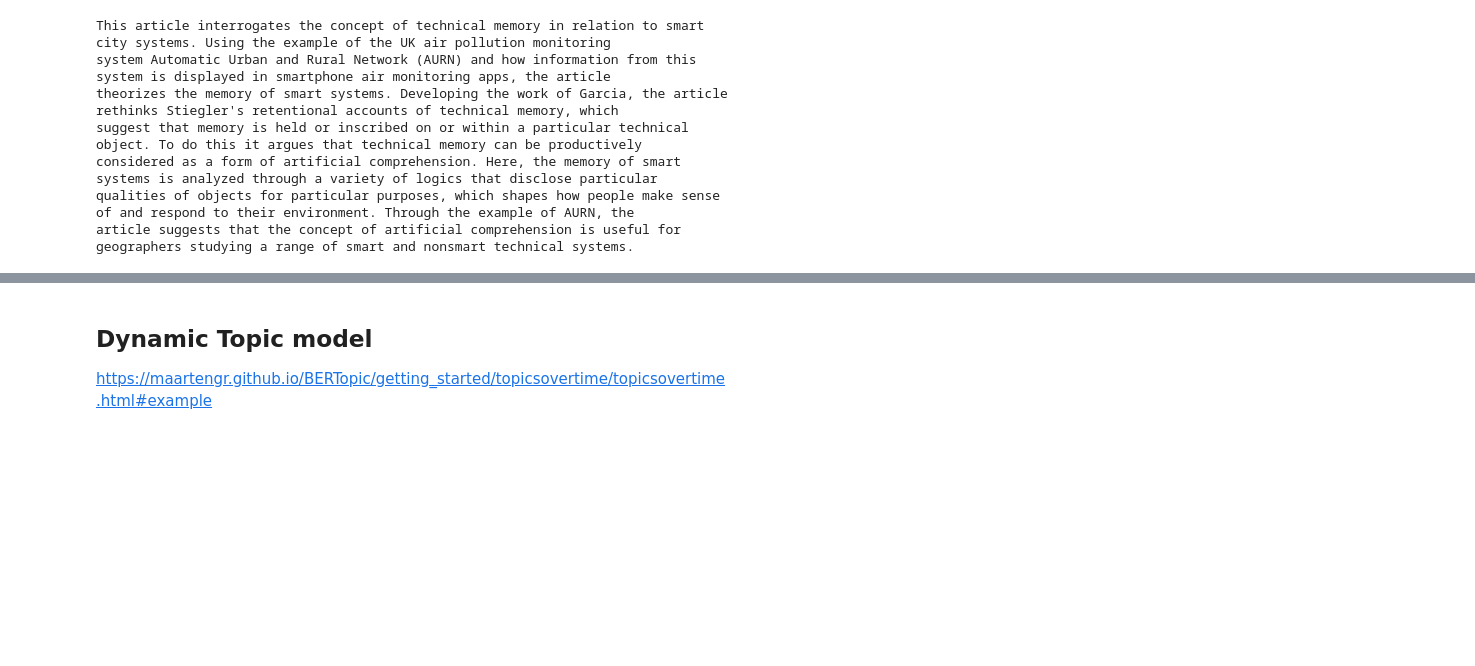
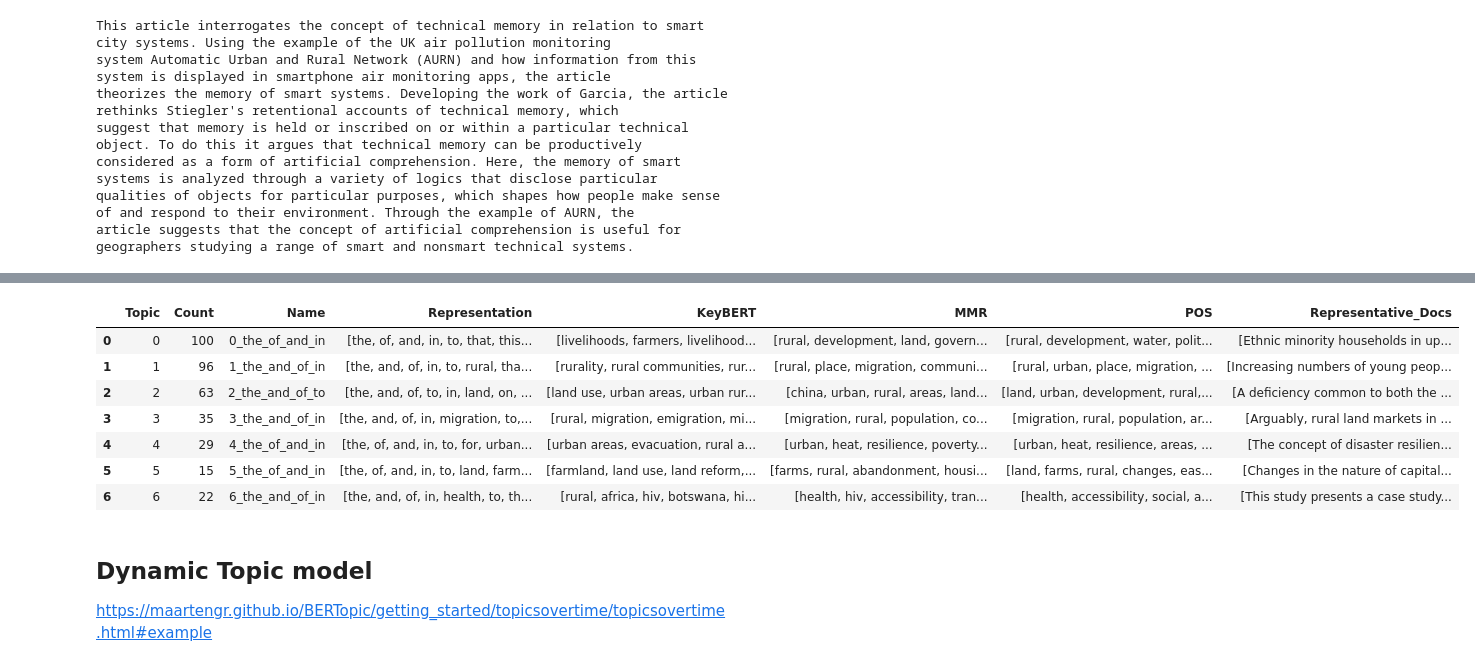
Before and after one commit to jstonge/rural-geog-classif, a Jupyter notebook: transform/src/bertopic.ipynb, the cells around one changed output, grey strips where cells are left out. Cells and saved outputs as stored; diff of their text form; code cells hidden in the pictures; blank space fills up the shorter version.

```diff
--- a/transform/src/bertopic.ipynb
+++ b/transform/src/bertopic.ipynb
@@ -282,3 +282,8 @@ topic_model.visualize_topics(custom_labels=True)
 
 # Visualize hierarchy with custom labels
 topic_model.visualize_hierarchy(custom_labels=True)
+# %%
+# reduce outliers
+new_topics = topic_model.reduce_outliers(df.abstract.to_list(), topics, strategy="embeddings", embeddings=embeddings)
+# %%
+topic_model.update_topics(df.abstract.to_list(), topics=new_topics)
@@ -284,0 +292,12 @@ topic_model.visualize_hierarchy(custom_labels=True)
+# %%
+# now all papers have been forced into a topic, but is this any good. Who knows
+topic_model.get_topic_info()
+# %% [output]
+|  | Topic | Count | Name | Representation | KeyBERT | MMR | POS | Representative_Docs |
+| 0 | 0 | 100 | 0_the_of_and_in | [the, of, and, in, to, that, this... | [livelihoods, farmers, livelihood... | [rural, development, land, govern... | [rural, development, water, polit... | [Ethnic minority households in up... |
+| 1 | 1 | 96 | 1_the_and_of_in | [the, and, of, in, to, rural, tha... | [rurality, rural communities, rur... | [rural, place, migration, communi... | [rural, urban, place, migration, ... | [Increasing numbers of young peop... |
+| 2 | 2 | 63 | 2_the_and_of_to | [the, and, of, to, in, land, on, ... | [land use, urban areas, urban rur... | [china, urban, rural, areas, land... | [land, urban, development, rural,... | [A deficiency common to both the ... |
+| 3 | 3 | 35 | 3_the_and_of_in | [the, and, of, in, migration, to,... | [rural, migration, emigration, mi... | [migration, rural, population, co... | [migration, rural, population, ar... | [Arguably, rural land markets in ... |
+| 4 | 4 | 29 | 4_the_of_and_in | [the, of, and, in, to, for, urban... | [urban areas, evacuation, rural a... | [urban, heat, resilience, poverty... | [urban, heat, resilience, areas, ... | [The concept of disaster resilien... |
+| 5 | 5 | 15 | 5_the_of_and_in | [the, of, and, in, to, land, farm... | [farmland, land use, land reform,... | [farms, rural, abandonment, housi... | [land, farms, rural, changes, eas... | [Changes in the nature of capital... |
+| 6 | 6 | 22 | 6_the_and_of_in | [the, and, of, in, health, to, th... | [rural, africa, hiv, botswana, hi... | [health, hiv, accessibility, tran... | [health, accessibility, social, a... | [This study presents a case study... |
```
Also changed, not shown: parts of 3 cells of this notebook, 30 other files.
